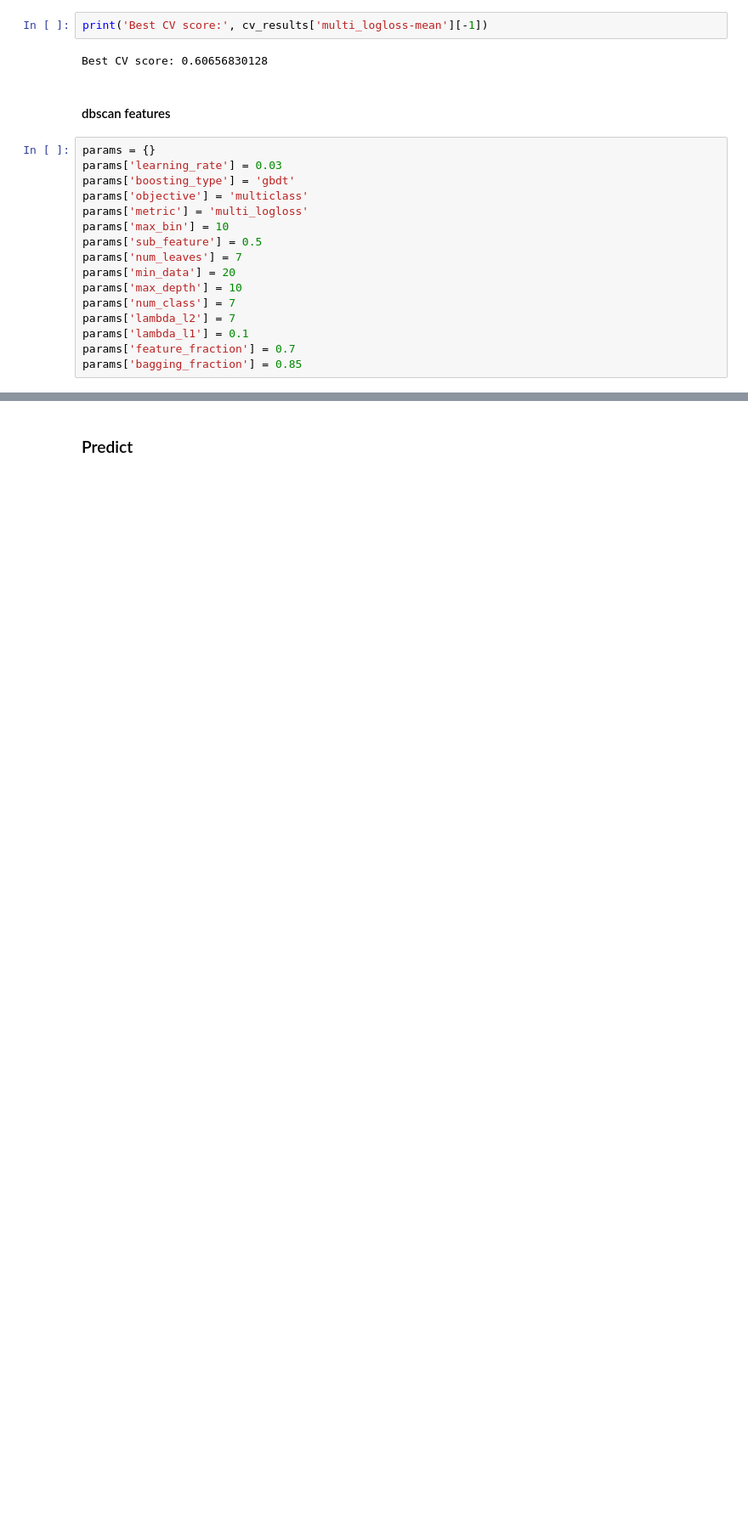
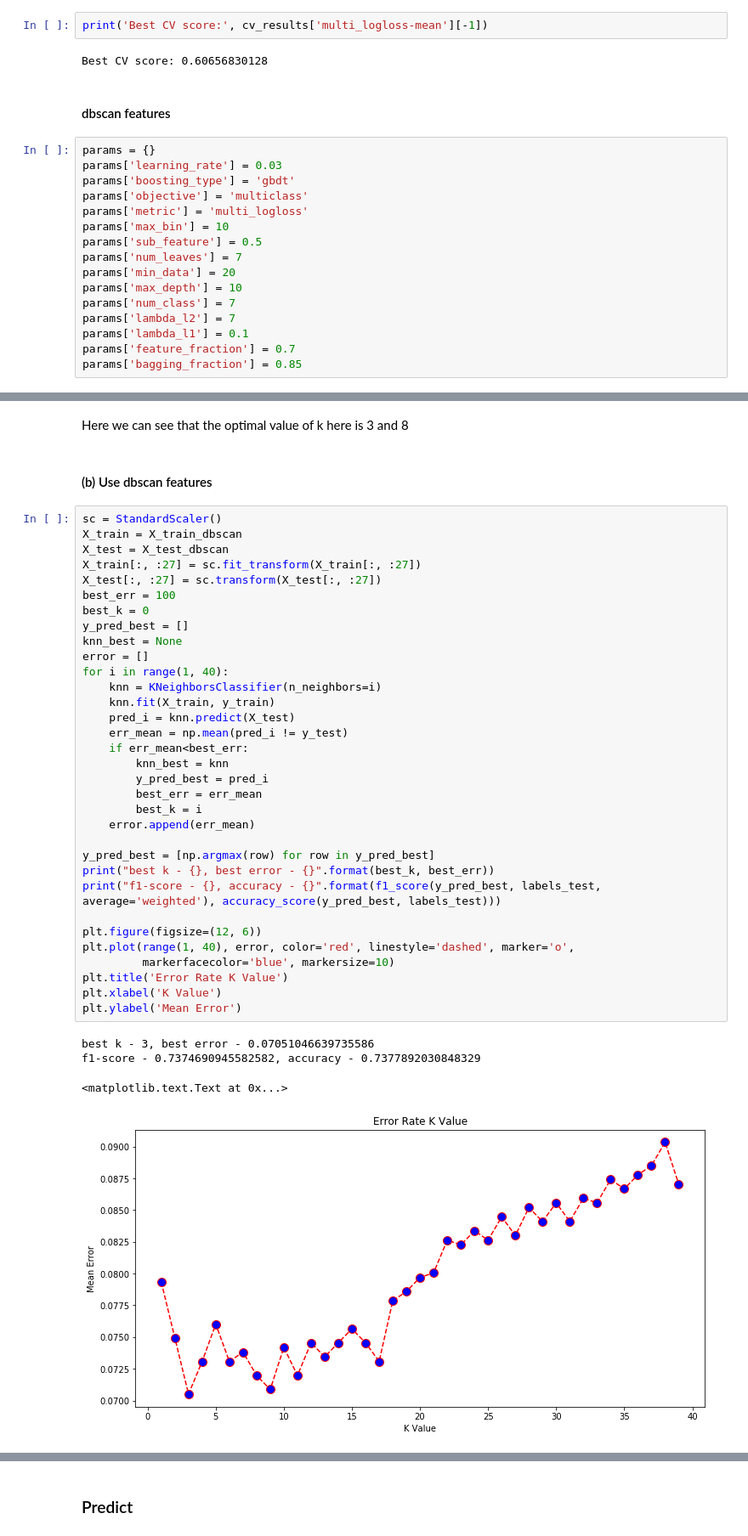
Before and after one commit to Alicegaz/FaultySteelPlates, a Jupyter notebook: Training.ipynb, the cells around one changed output, grey strips where cells are left out. Shown at 85% size. Drawn from its saved outputs; the diff is of its cells as text; blank space fills up the shorter version.

```diff
--- a/Training.ipynb
+++ b/Training.ipynb
@@ -403,0 +461,42 @@ f1-score - 0.773692861965944, accuracy - 0.7686375321336761
+# %% [markdown]
+Here we can see that the optimal value of k here is 3 and 8
+# %% [markdown]
+#### (b) Use dbscan features
+# %%
+sc = StandardScaler()
+X_train = X_train_dbscan
+X_test = X_test_dbscan
+X_train[:, :27] = sc.fit_transform(X_train[:, :27])
+X_test[:, :27] = sc.transform(X_test[:, :27])
+best_err = 100
+best_k = 0
+y_pred_best = []
+knn_best = None
+error = []
+for i in range(1, 40):
+    knn = KNeighborsClassifier(n_neighbors=i)
+    knn.fit(X_train, y_train)
+    pred_i = knn.predict(X_test)
+    err_mean = np.mean(pred_i != y_test)
+    if err_mean<best_err:
+        knn_best = knn
+        y_pred_best = pred_i
+        best_err = err_mean
+        best_k = i
+    error.append(err_mean)
+
+y_pred_best = [np.argmax(row) for row in y_pred_best]
+print("best k - {}, best error - {}".format(best_k, best_err))
+print("f1-score - {}, accuracy - {}".format(f1_score(y_pred_best, labels_test, average='weighted'), accuracy_score(y_pred_best, labels_test)))
+
+plt.figure(figsize=(12, 6))
+plt.plot(range(1, 40), error, color='red', linestyle='dashed', marker='o',
+         markerfacecolor='blue', markersize=10)
+plt.title('Error Rate K Value')
+plt.xlabel('K Value')
+plt.ylabel('Mean Error')
+# %% [output]
+best k - 3, best error - 0.07051046639735586
+f1-score - 0.7374690945582582, accuracy - 0.7377892030848329
+<matplotlib.text.Text at 0x...>
+[figure, added]
```
Also changed, not shown: parts of 18 cells of this notebook, 2 other files.
